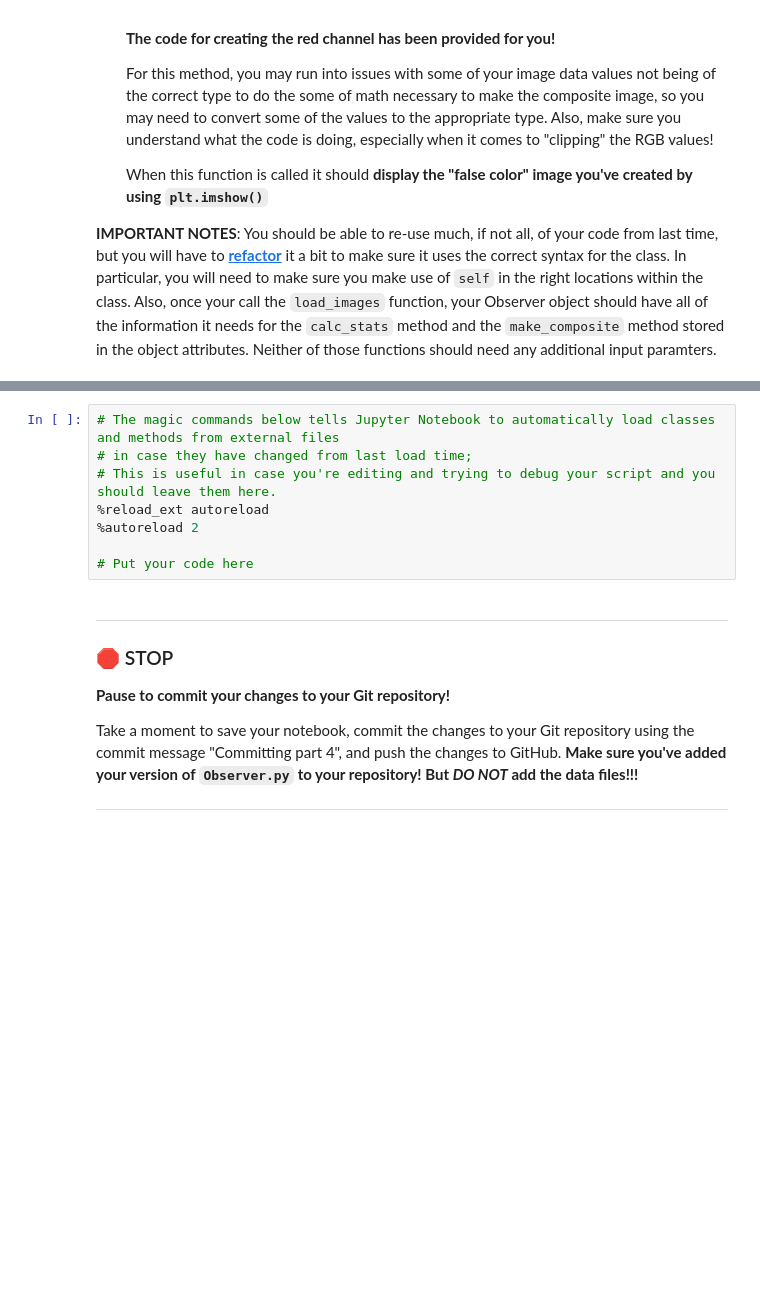
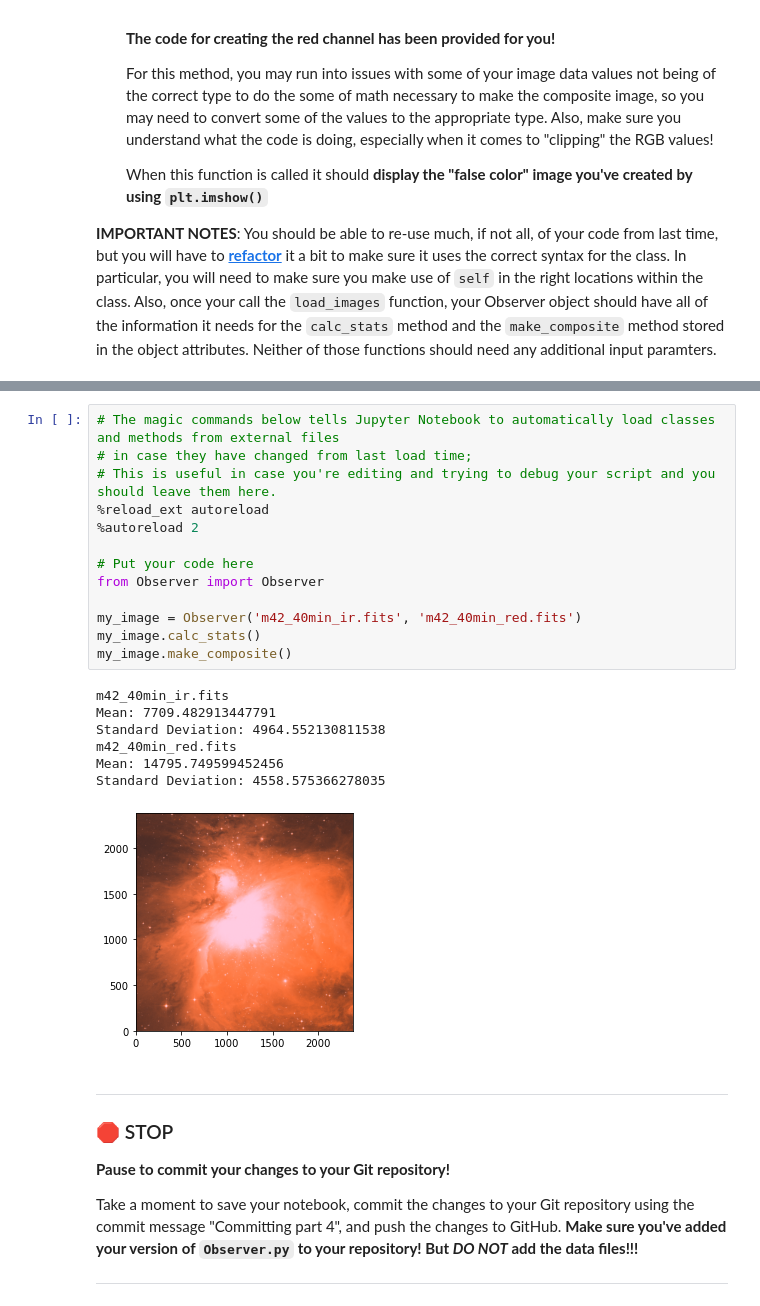
Before and after one commit to volekjac/cmse202-s21-turnin, a Jupyter notebook: hw-02/HW-02_PandasReviewAndPythonObjects-JakeVolek.ipynb, the cells around one changed output, grey strips where cells are left out. Cells and saved outputs as stored; diff of their text form; blank space fills up the shorter version.

```diff
--- a/hw-02/HW-02_PandasReviewAndPythonObjects-JakeVolek.ipynb
+++ b/hw-02/HW-02_PandasReviewAndPythonObjects-JakeVolek.ipynb
@@ -317,11 +333,24 @@ If you need the data files again, you can get them here:
 # %%
 # The magic commands below tells Jupyter Notebook to automatically load classes and methods from external files
 # in case they have changed from last load time;
 # This is useful in case you're editing and trying to debug your script and you should leave them here.
 %reload_ext autoreload
 %autoreload 2
 
 # Put your code here
+from Observer import Observer
+
+my_image = Observer('m42_40min_ir.fits', 'm42_40min_red.fits')
+my_image.calc_stats()
+my_image.make_composite()
+# %% [output]
+m42_40min_ir.fits
+Mean: 7709.482913447791
+Standard Deviation: 4964.552130811538
+m42_40min_red.fits
+Mean: 14795.749599452456
+Standard Deviation: 4558.575366278035
+[figure, added]
 # %% [markdown]
 ---
 ### &#128721; STOP
```
Also changed, not shown: parts of 2 cells of this notebook.
